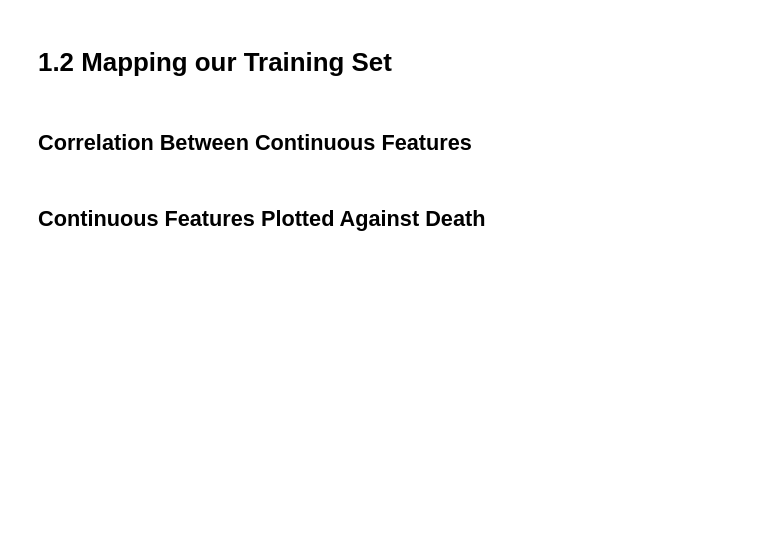
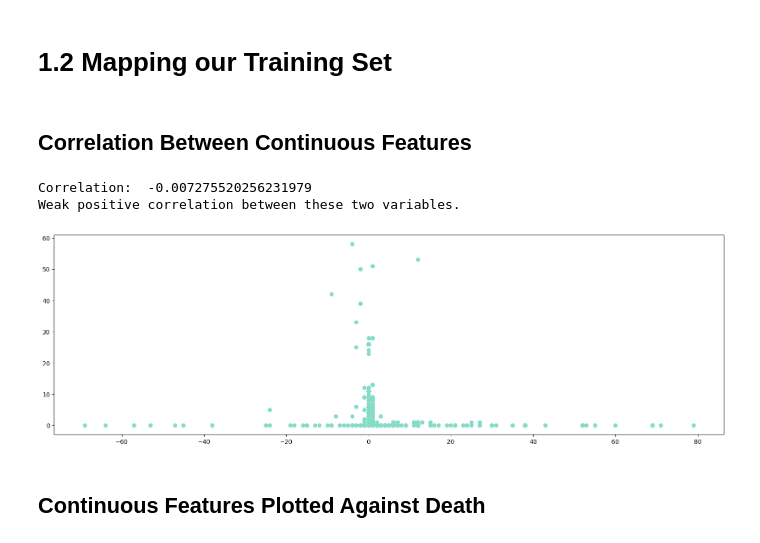
Before and after one commit to mattx245/Machine-Learning-Project, a Jupyter notebook: Homework2_22207000_12468998.ipynb, the cells around one changed output. Drawn from its saved outputs; the diff is of its cells as text; code cells hidden in the pictures; blank space fills up the shorter version.

```diff
--- a/Homework2_22207000_12468998.ipynb
+++ b/Homework2_22207000_12468998.ipynb
@@ -55,11 +65,16 @@ test.shape
 ## Correlation Between Continuous Features
 # %%
 fig, axs = plt.subplots(figsize=(20, 6), ncols=1, nrows=1)
-plt.scatter(train['case_positive_specimen_interval'], train['case_onset_interval'])
+
+plt.scatter(train['case_positive_specimen_interval'], train['case_onset_interval'], c='#84dcc6')
 corr = train['case_onset_interval'].corr(train['case_positive_specimen_interval'])
 print('Correlation: ', corr)
 print('Weak positive correlation between these two variables.')
 plt.show()
+# %% [output]
+Correlation:  -0.007275520256231979
+Weak positive correlation between these two variables.
+[figure, added]
 # %% [markdown]
 ## Continuous Features Plotted Against Death
 # %%
```
Also changed, not shown: parts of 30 cells of this notebook.
